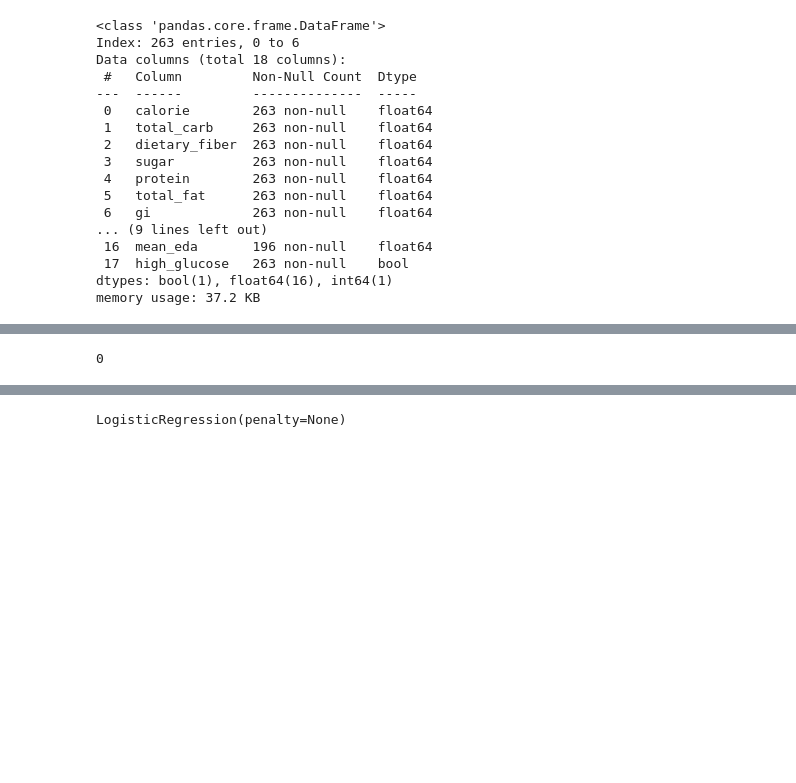
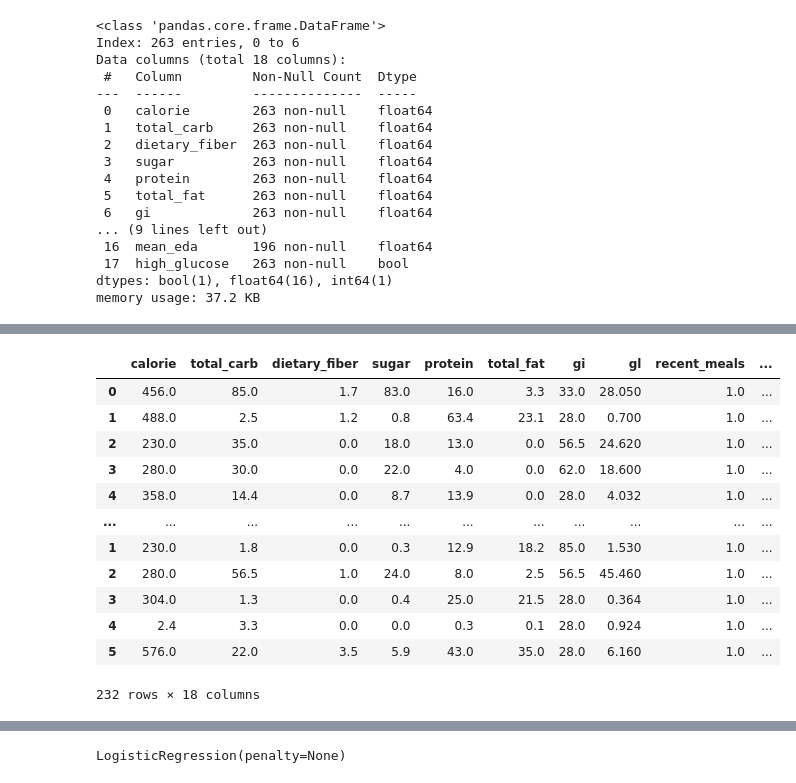
Before and after one commit to NoahGillespie/CGM, a Jupyter notebook: model/baseline.ipynb, the cells around one changed output, grey strips where cells are left out. Drawn from its saved outputs; the diff is of its cells as text; code cells hidden in the pictures; blank space fills up the shorter version.

```diff
--- a/model/baseline.ipynb
+++ b/model/baseline.ipynb
@@ -81,4 +88,16 @@ df = df.dropna(subset=['max_glucose'])
-# %%
-df['max_glucose'].isna().sum()
-# %% [output]
-0
+# %%
+df
+# %% [output]
+|  | calorie | total_carb | dietary_fiber | sugar | protein | total_fat | gi | gl | recent_meals | ... |
+| 0 | 456.0 | 85.0 | 1.7 | 83.0 | 16.0 | 3.3 | 33.0 | 28.050 | 1.0 | ... |
+| 1 | 488.0 | 2.5 | 1.2 | 0.8 | 63.4 | 23.1 | 28.0 | 0.700 | 1.0 | ... |
+| 2 | 230.0 | 35.0 | 0.0 | 18.0 | 13.0 | 0.0 | 56.5 | 24.620 | 1.0 | ... |
+| 3 | 280.0 | 30.0 | 0.0 | 22.0 | 4.0 | 0.0 | 62.0 | 18.600 | 1.0 | ... |
+| 4 | 358.0 | 14.4 | 0.0 | 8.7 | 13.9 | 0.0 | 28.0 | 4.032 | 1.0 | ... |
+| ... | ... | ... | ... | ... | ... | ... | ... | ... | ... | ... |
+| 1 | 230.0 | 1.8 | 0.0 | 0.3 | 12.9 | 18.2 | 85.0 | 1.530 | 1.0 | ... |
+| 2 | 280.0 | 56.5 | 1.0 | 24.0 | 8.0 | 2.5 | 56.5 | 45.460 | 1.0 | ... |
+| 3 | 304.0 | 1.3 | 0.0 | 0.4 | 25.0 | 21.5 | 28.0 | 0.364 | 1.0 | ... |
+| 4 | 2.4 | 3.3 | 0.0 | 0.0 | 0.3 | 0.1 | 28.0 | 0.924 | 1.0 | ... |
+| 5 | 576.0 | 22.0 | 3.5 | 5.9 | 43.0 | 35.0 | 28.0 | 6.160 | 1.0 | ... |
+232 rows × 18 columns
```
Also changed, not shown: parts of 11 cells of this notebook.
